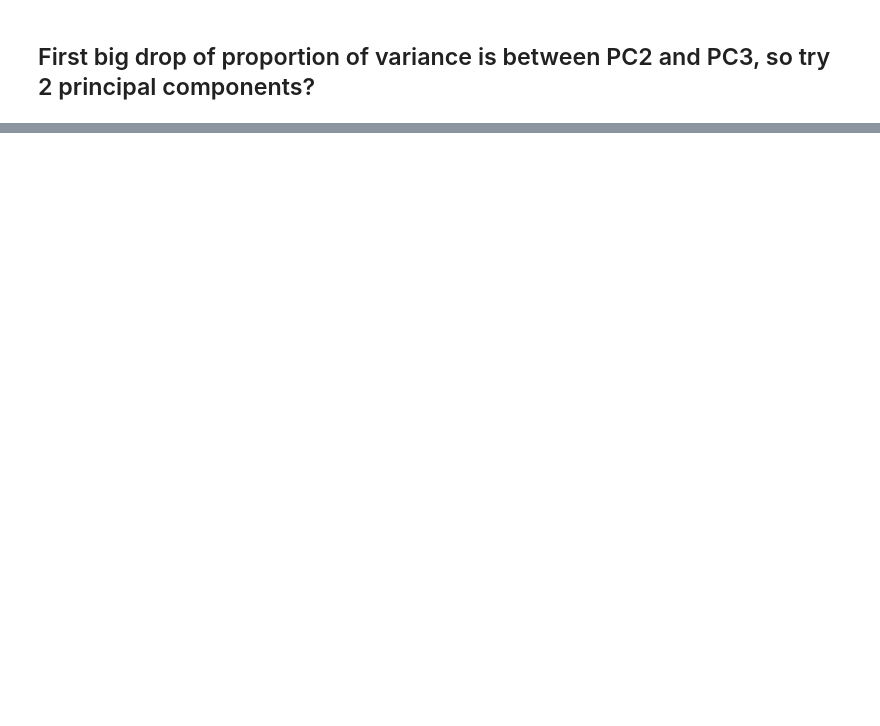
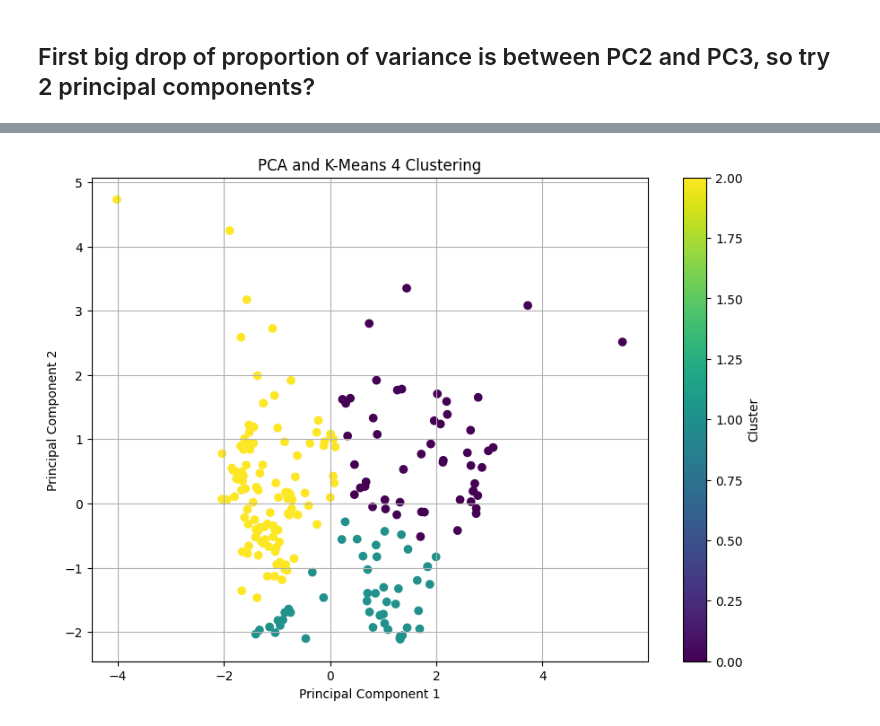
Before and after one commit to Mkreitman/PCA, a Jupyter notebook: pca.ipynb, the cells around one changed output, grey strips where cells are left out. Drawn from its saved outputs; the diff is of its cells as text; code cells hidden in the pictures; blank space fills up the shorter version.

```diff
--- a/pca.ipynb
+++ b/pca.ipynb
@@ -102,3 +187,21 @@ plt.show()
+# %%
+n_clusters = 4
+kmeans2 = KMeans(n_clusters=n_clusters, random_state=23)
+kmeans2.fit(principal_components)
+pca_df['Cluster_4'] = kmeans1.labels_
+# %%
+plt.figure(figsize=(10, 7))
+plt.scatter(pca_df['PC1'], pca_df['PC2'], c=pca_df['Cluster_4'], cmap='viridis', marker='o')
+#for i, txt in enumerate(pca_df['Food']):
+#    plt.annotate(txt, (pca_df['PC1'][i], pca_df['PC2'][i]), fontsize=12)
+plt.xlabel('Principal Component 1')
+plt.ylabel('Principal Component 2')
+plt.title('PCA and K-Means 4 Clustering')
+plt.colorbar(label='Cluster')
+plt.grid(True)
+plt.show()
+# %% [output]
+[figure, added]
 # %%
 for cluster_id in range(n_clusters):
     cluster_records = pca_df[pca_df['Cluster_3'] == cluster_id]['Food']
```
Also changed, not shown: parts of 22 cells of this notebook.
